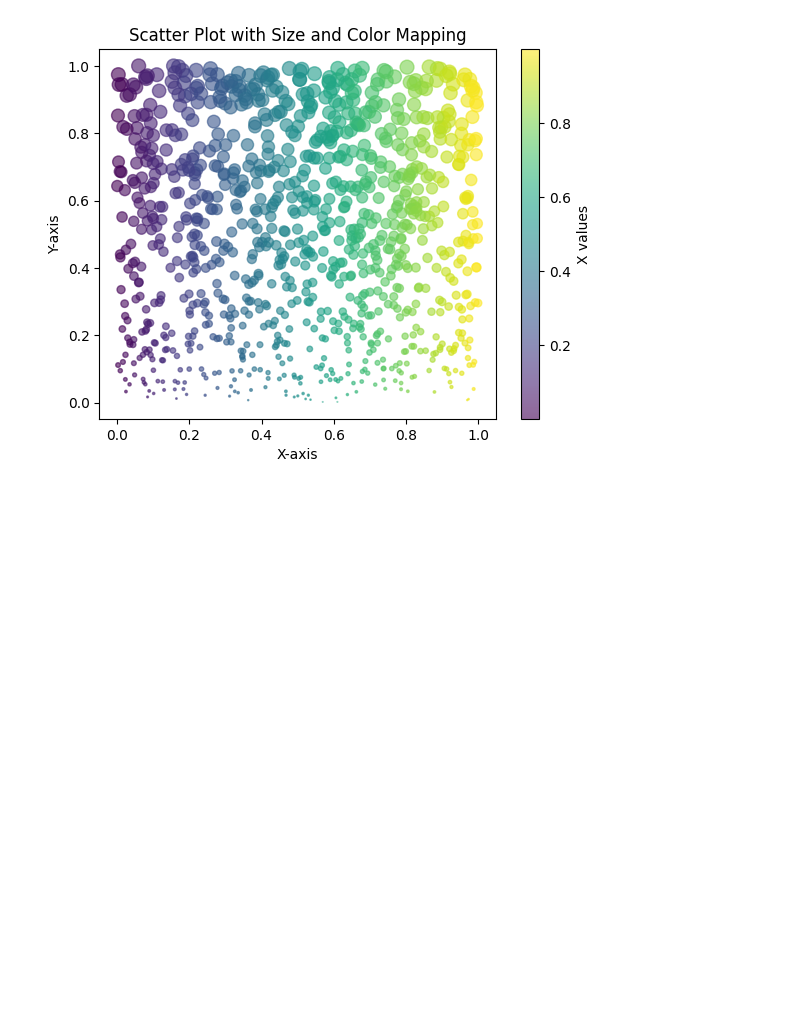
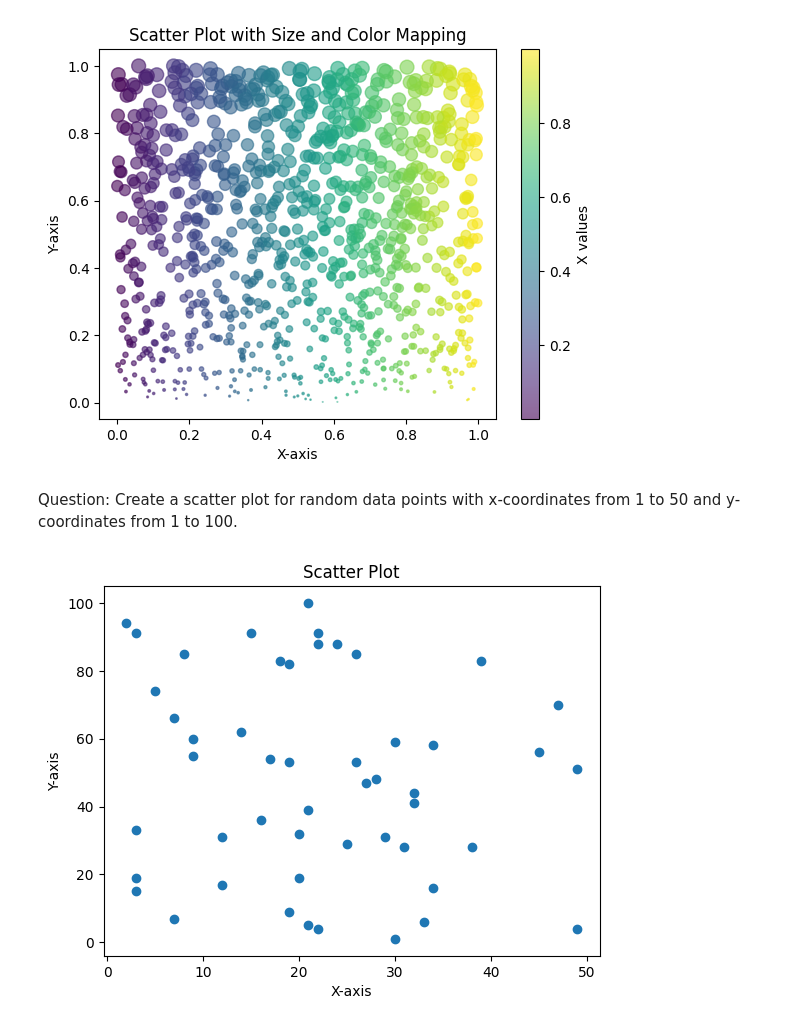
Before and after one commit to swapnil-mergal/swapnil_mergal-23-27-27, a Jupyter notebook: LAB_2_SWAPNIL_MERGAL_23_27_27.ipynb, the cells around one changed output. Cells and saved outputs as stored; diff of their text form; code cells hidden in the pictures; blank space fills up the shorter version.

```diff
--- a/LAB_2_SWAPNIL_MERGAL_23_27_27.ipynb
+++ b/LAB_2_SWAPNIL_MERGAL_23_27_27.ipynb
@@ -157,3 +157,15 @@ plt.title('Scatter Plot with Size and Color Mapping')
 plt.show()
 # %% [output]
 [figure]
+# %% [markdown]
+Question: Create a scatter plot for random data points with x-coordinates from 1 to 50 and y-coordinates from 1 to 100.
+# %%
+x = np.random.randint(1, 51, size=50)
+y = np.random.randint(1, 101, size=50)
+plt.scatter(x, y)
+plt.title("Scatter Plot")
+plt.xlabel("X-axis")
+plt.ylabel("Y-axis")
+plt.show()
+# %% [output]
+[figure, added]
```
Also changed, not shown: parts of 12 cells of this notebook.
